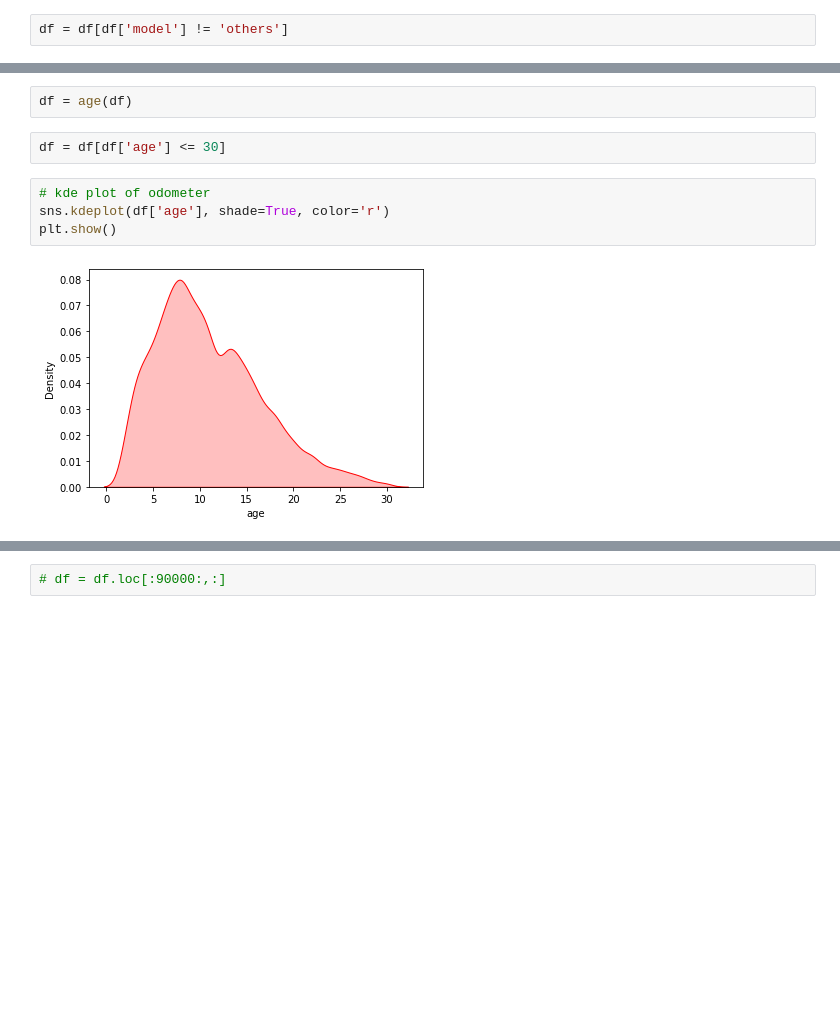
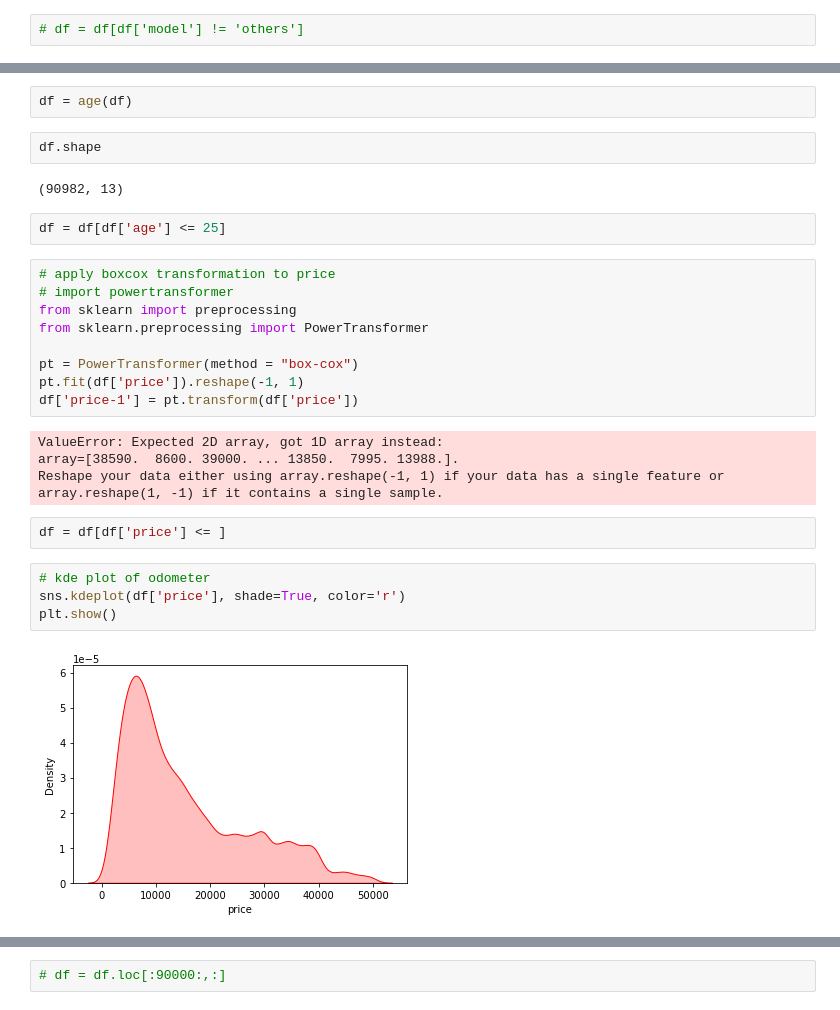
Before and after one commit to pokwir/Capstone---Predicting-market-value-of-used-cars, a Jupyter notebook: Cars_Modeling_Linear_Reg.ipynb, the cells around one changed output, grey strips where cells are left out. Saved outputs shown, nothing was run; the diff lists cells and outputs as text; blank space fills up the shorter version.

```diff
--- a/Cars_Modeling_Linear_Reg.ipynb
+++ b/Cars_Modeling_Linear_Reg.ipynb
@@ -71,7 +76,7 @@ df = df[df['fuel'] != 'other']
 # %%
 df = df[df['manufacturer'] != 'others']
 # %%
-df = df[df['model'] != 'others']
+# df = df[df['model'] != 'others']
 # %%
 df.head()
 # %% [output]
@@ -90,11 +95,30 @@ def age(df):
     return df
 # %%
 df = age(df)
+# %%
+df.shape
+# %% [output]
+(90982, 13)
 # %%
-df = df[df['age'] <= 30]
+df = df[df['age'] <= 25]
+# %%
+# apply boxcox transformation to price
+# import powertransformer
+from sklearn import preprocessing
+from sklearn.preprocessing import PowerTransformer
+
+pt = PowerTransformer(method = "box-cox")
+pt.fit(df['price']).reshape(-1, 1)
+df['price-1'] = pt.transform(df['price'])
+# %% [output]
+ValueError: Expected 2D array, got 1D array instead:
+array=[38590.  8600. 39000. ... 13850.  7995. 13988.].
+Reshape your data either using array.reshape(-1, 1) if your data has a single feature or array.reshape(1, -1) if it contains a single sample.
+# %%
+df = df[df['price'] <= ]
 # %%
 # kde plot of odometer
-sns.kdeplot(df['age'], shade=True, color='r')
+sns.kdeplot(df['price'], shade=True, color='r')
 plt.show()
 # %% [output]
-[figure, old version]
+[figure, new version]
```
Also changed, not shown: parts of 11 cells of this notebook, 4 other files.
